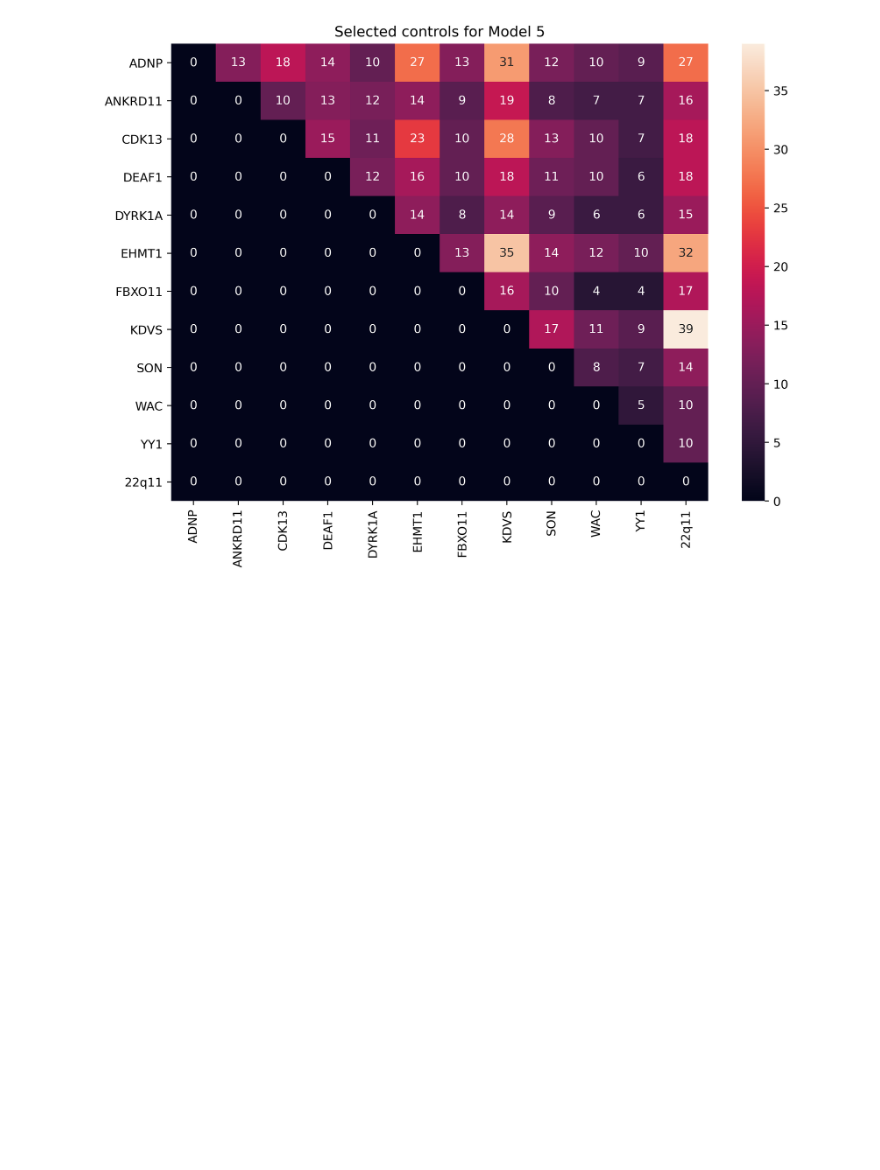
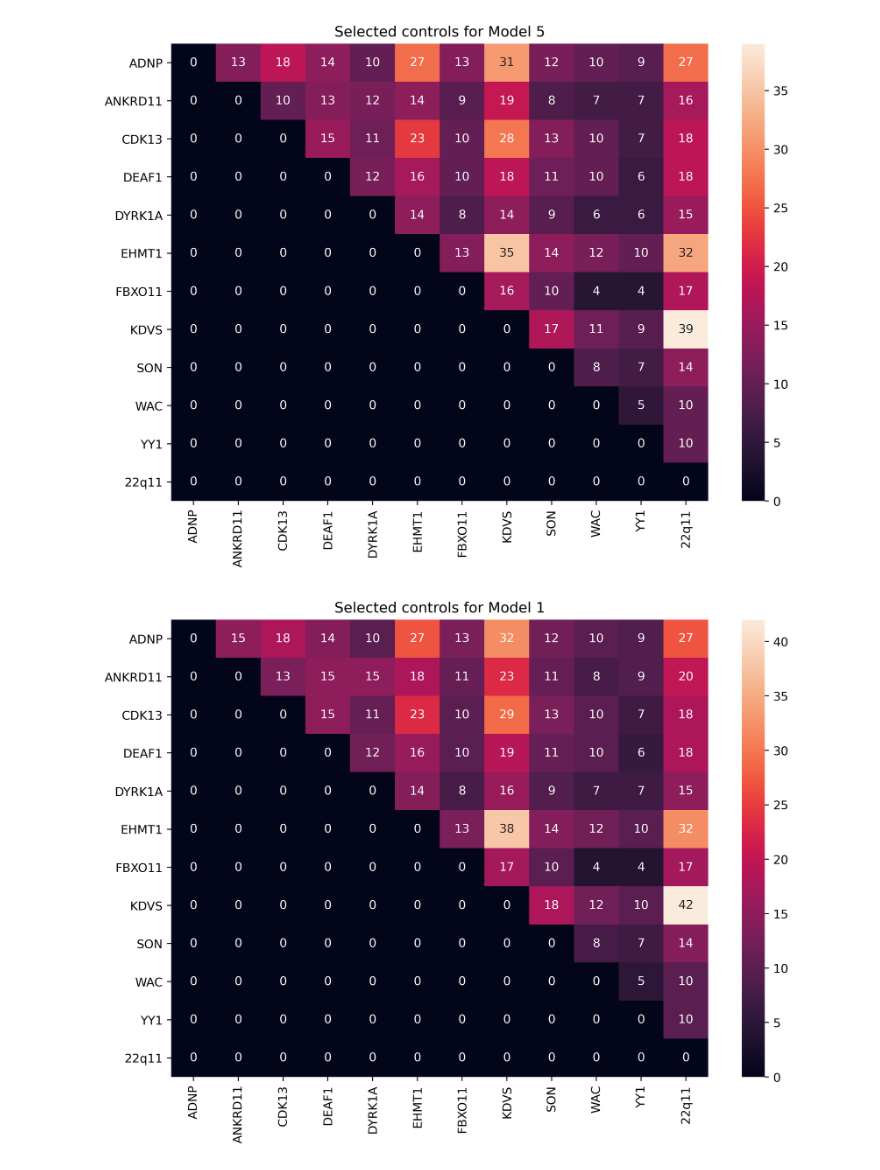
Before and after one commit to spatiebalk/face-classification, a Jupyter notebook: syn_syn_classification/visualize-amount-controls.ipynb, the cells around one changed output. Cells and saved outputs as stored; diff of their text form; code cells hidden in the pictures; blank space fills up the shorter version.

Commit message:
plot selected controls syn-syn

```diff
--- a/syn_syn_classification/visualize-amount-controls.ipynb
+++ b/syn_syn_classification/visualize-amount-controls.ipynb
@@ -31,28 +31,30 @@ plt.savefig("results/hybrid-controls.png")
 # %% [output]
 [figure]
 # %%
-deepface_controls = [[0, 13, 18, 14, 10, 27, 13, 31, 12, 10, 9, 27],
-                   [0, 0, 10, 13, 12, 14, 9, 19, 8, 7, 7, 16],
-                   [0, 0, 0, 15, 11, 23, 10, 28, 13, 10, 7, 18],
-                   [0, 0, 0, 0, 12, 16, 10, 18, 11, 10, 6, 18],
-                   [0, 0, 0, 0, 0, 14, 8, 14, 9, 6, 6, 15],
-                   [0, 0, 0, 0, 0, 0, 13, 35, 14, 12, 10, 32],
-                   [0, 0, 0, 0, 0, 0, 0, 16, 10, 4, 4, 17],
-                   [0, 0, 0, 0, 0, 0, 0, 0, 17, 11, 9, 39],
+deepface_controls = [[0, 15, 18, 14, 10, 27, 13, 32, 12, 10, 9, 27],
+                   [0, 0, 13, 15, 15, 18, 11, 23, 11, 8, 9, 20],
+                   [0, 0, 0, 15, 11, 23, 10, 29, 13, 10, 7, 18],
+                   [0, 0, 0, 0, 12, 16, 10, 19, 11, 10, 6, 18],
+                   [0, 0, 0, 0, 0, 14, 8, 16, 9, 7, 7, 15],
+                   [0, 0, 0, 0, 0, 0, 13, 38, 14, 12, 10, 32],
+                   [0, 0, 0, 0, 0, 0, 0, 17, 10, 4, 4, 17],
+                   [0, 0, 0, 0, 0, 0, 0, 0, 18, 12, 10, 42],
                    [0, 0, 0, 0, 0, 0, 0, 0, 0, 8, 7, 14],
                    [0, 0, 0, 0, 0, 0, 0, 0, 0, 0, 5, 10],
                    [0, 0, 0, 0, 0, 0, 0, 0, 0, 0, 0, 10],
                    [0, 0, 0, 0, 0, 0, 0, 0, 0, 0, 0, 0]]
 
 
 syn_list = ['ADNP', 'ANKRD11', 'CDK13', 'DEAF1', 'DYRK1A', 'EHMT1', 'FBXO11', 'KDVS', 'SON', 'WAC', 'YY1', '22q11']
 
 
 # deepface_all
 df_cm = pd.DataFrame(deepface_controls, syn_list, syn_list)
 plt.figure(figsize = (10,7), dpi=400)
 plt.title("Selected controls for Model 1")
 #plt.matshow(df_cm)
 sn.heatmap(df_cm, annot=True)
-#plt.savefig("results/deepface-controls.png")
+plt.savefig("results/deepface-controls.png")
+# %% [output]
+[figure, added]
 # %%
```
Also changed, not shown: parts of 1 cell of this notebook, 8 other files.
